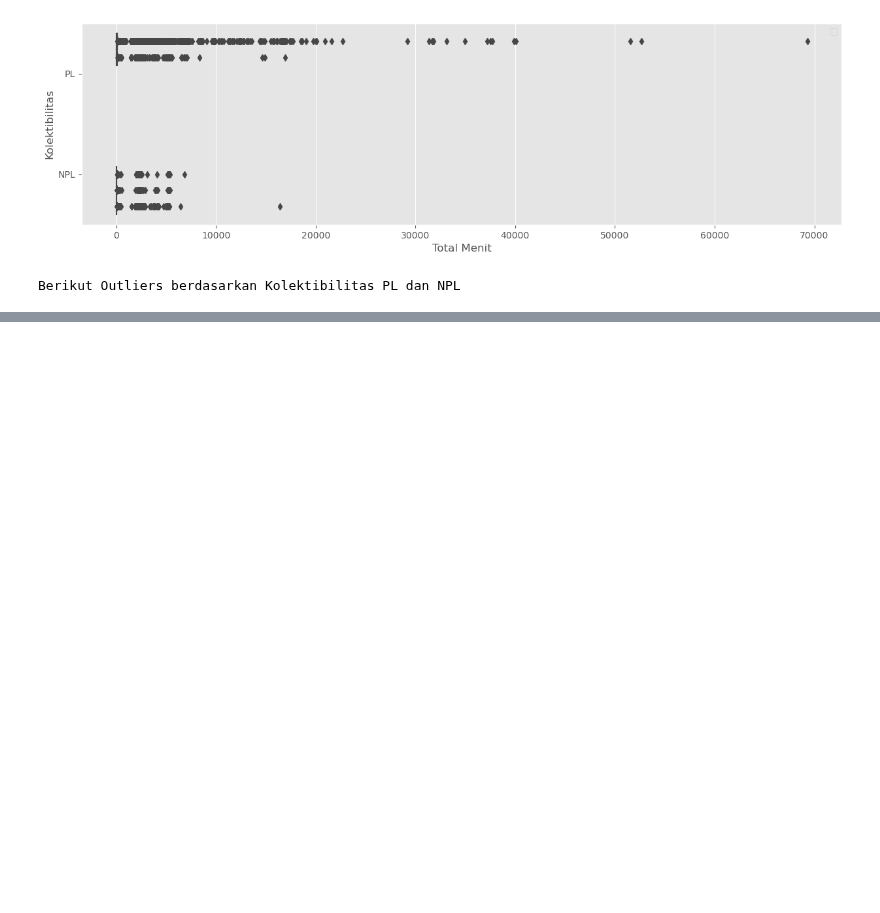
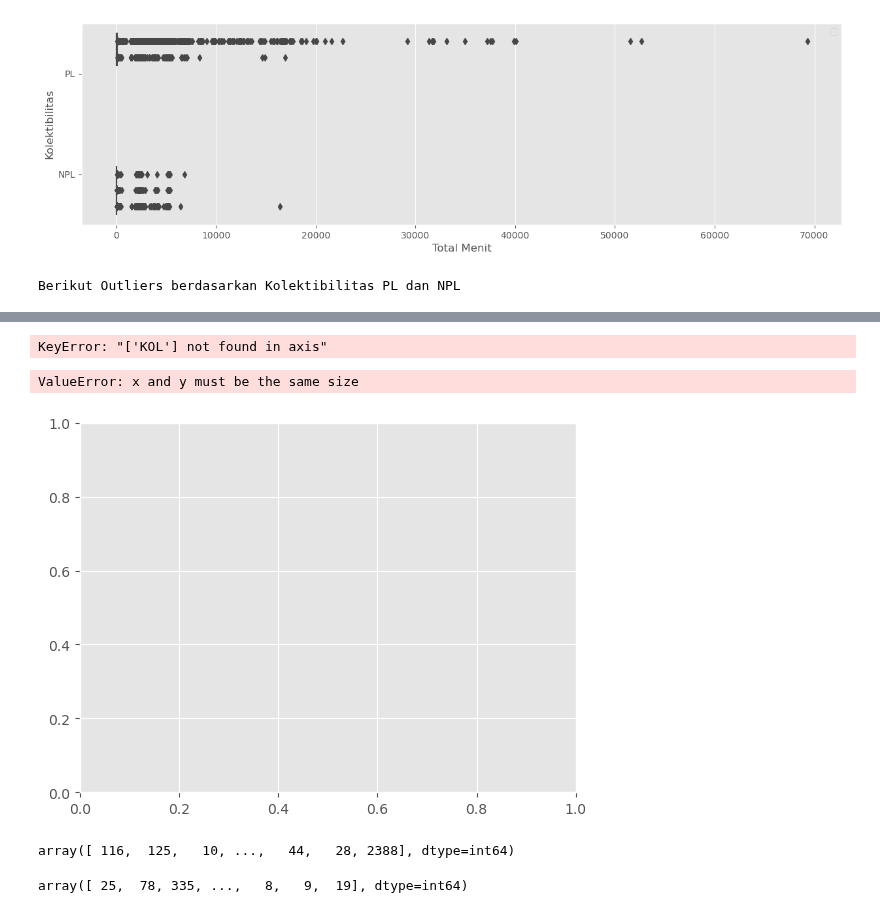
Before and after one commit to Ajhie1987/Python_Train, a Jupyter notebook: Analis_vs_Kolek.ipynb, the cells around one changed output, grey strips where cells are left out. Saved outputs shown, nothing was run; the diff lists cells and outputs as text; code cells hidden in the pictures; blank space fills up the shorter version.

```diff
--- a/Analis_vs_Kolek.ipynb
+++ b/Analis_vs_Kolek.ipynb
@@ -100,0 +85,19 @@ df
+# %%
+#df = df.drop(columns='KOL')
+data_pl = data_pl.drop(columns='KOL')
+data_npl = data_npl.drop(columns='KOL')
+# %% [output]
+KeyError: "['KOL'] not found in axis"
+# %%
+plt.scatter(data_pl['TOTAL'], data_npl['TOTAL'])
+# %% [output]
+ValueError: x and y must be the same size
+[figure, added]
+# %%
+np.array(data_pl['TOTAL'])
+# %% [output]
+array([ 116,  125,   10, ...,   44,   28, 2388], dtype=int64)
+# %%
+np.array(data_npl['TOTAL'])
+# %% [output]
+array([ 25,  78, 335, ...,   8,   9,  19], dtype=int64)
```
Also changed, not shown: parts of 3 cells of this notebook, 1 other file.
